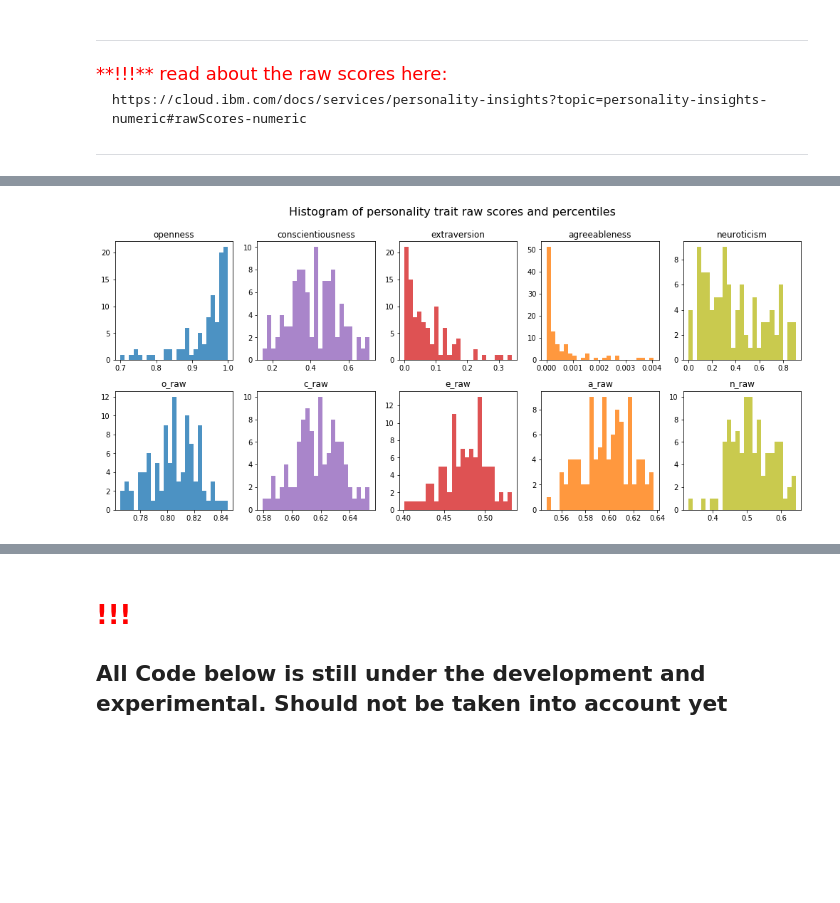
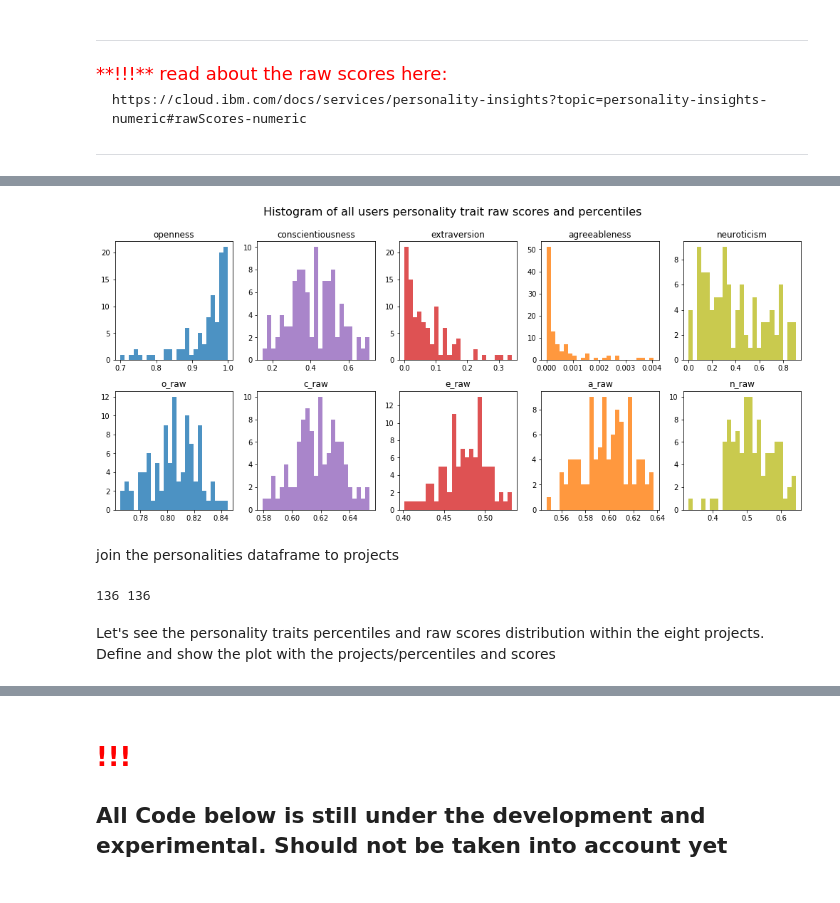
Before and after one commit to gogoladzetedo/Personalities_In_Agile, a Jupyter notebook: Analysis.ipynb, the cells around one changed output, grey strips where cells are left out. Cells and saved outputs as stored; diff of their text form; code cells hidden in the pictures; blank space fills up the shorter version.

```diff
--- a/Analysis.ipynb
+++ b/Analysis.ipynb
@@ -763,17 +758,35 @@ user_personalities.head()
 # %%
 # Plot
 fig, axes = plt.subplots(2, 5, figsize=(14,6), sharex=False, sharey=False)
 colors = ['tab:blue', 'tab:purple', 'tab:red', 'tab:orange', 'tab:olive',
          'tab:blue', 'tab:purple', 'tab:red', 'tab:orange', 'tab:olive']
 traits = ['openness', 'conscientiousness', 'extraversion', 'agreeableness', 'neuroticism',
          'o_raw', 'c_raw', 'e_raw', 'a_raw', 'n_raw']
 
 for i, (axx, trait_) in enumerate(zip(axes.flatten(), traits)):
     x = user_personalities[trait_]
     axx.hist(x, alpha=0.8, bins=25, label=trait_, color=colors[i])
     axx.set_title(trait_)
 
-plt.suptitle('Histogram of personality trait raw scores and percentiles', y=1.05, size=16)
+plt.suptitle('Histogram of all users personality trait raw scores and percentiles', y=1.05, size=16)
 plt.tight_layout();
 # %% [output]
-[figure, old version]
+[figure, new version]
+# %% [markdown]
+join the personalities dataframe to projects
+# %%
+user_personalities.head()
+#valid_user_texts['project', 'user', 'emailAddress']
+p_cols = ['project']
+for col in user_personalities.columns:
+    p_cols.append(col)
+project_user_personalities = pd.merge(user_personalities, valid_user_texts, how = 'inner',
+                                   left_on = ['user', 'emailAddress'],
+                                   right_on = ['user', 'emailAddress'])[p_cols]
+
+print(valid_user_texts.shape[0], project_user_personalities.shape[0])
+# %% [output]
+136 136
+# %% [markdown]
+Let's see the personality traits percentiles and raw scores distribution within the eight projects. <br>
+Define and show the plot with the projects/percentiles and scores
```
Also changed, not shown: parts of 21 cells of this notebook.
